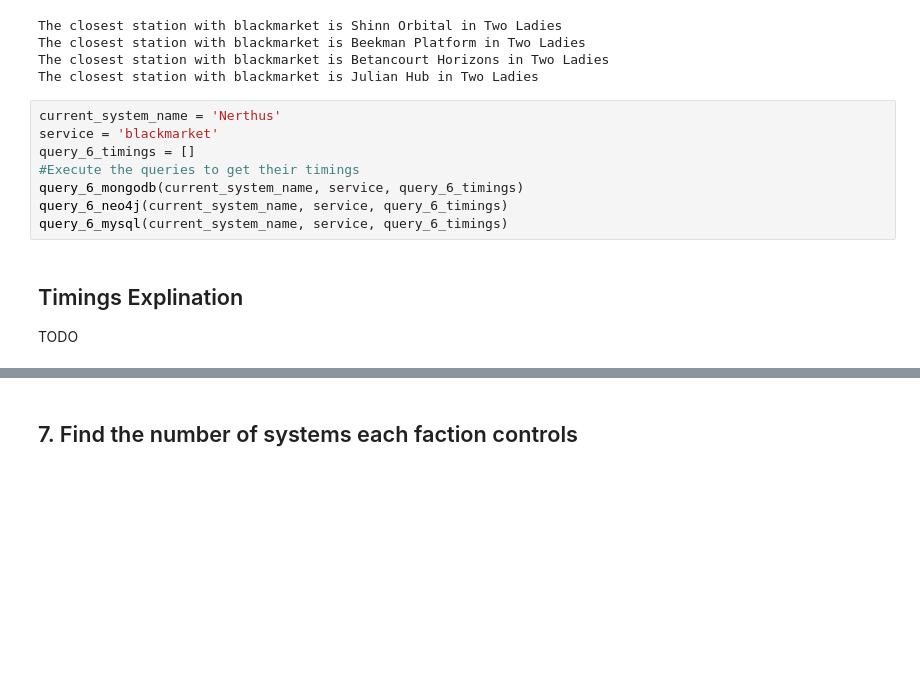
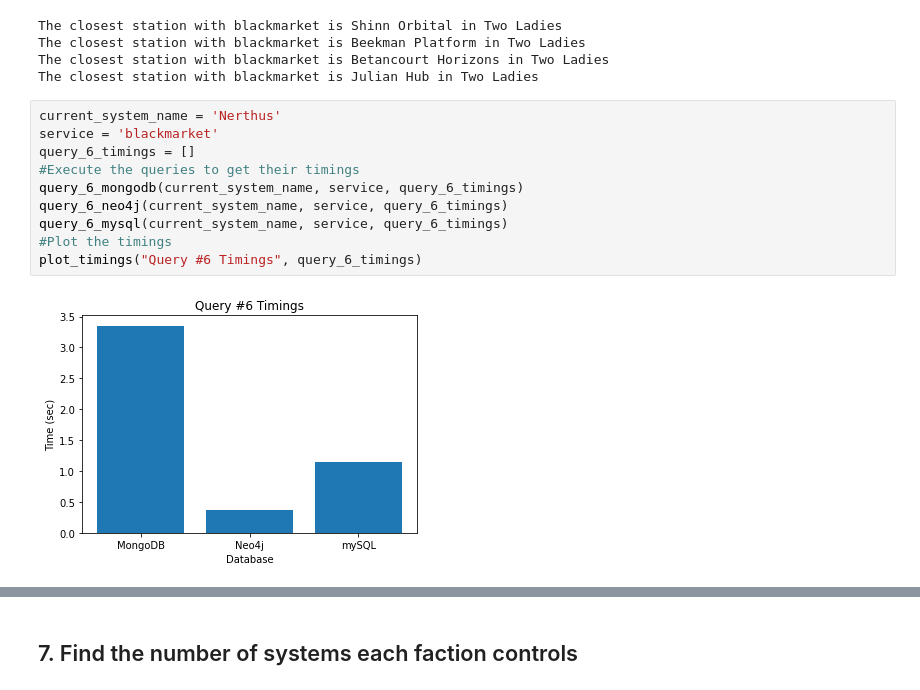
Before and after one commit to JacobLD/EDDB, a Jupyter notebook: CombinedNotebook/Combined_Queries.ipynb, the cells around one changed output, grey strips where cells are left out. Cells and saved outputs as stored; diff of their text form; blank space fills up the shorter version.

```diff
--- a/CombinedNotebook/Combined_Queries.ipynb
+++ b/CombinedNotebook/Combined_Queries.ipynb
@@ -1100,11 +1095,12 @@ The closest station with blackmarket is Julian Hub in Two Ladies
 # %%
 current_system_name = 'Nerthus'
 service = 'blackmarket'
 query_6_timings = []
 #Execute the queries to get their timings
 query_6_mongodb(current_system_name, service, query_6_timings)
 query_6_neo4j(current_system_name, service, query_6_timings)
 query_6_mysql(current_system_name, service, query_6_timings)
+#Plot the timings
+plot_timings("Query #6 Timings", query_6_timings)
+# %% [output]
+[figure, added]
-# %% [markdown]
-## Timings Explination
-TODO
```
Also changed, not shown: parts of 22 cells of this notebook.
